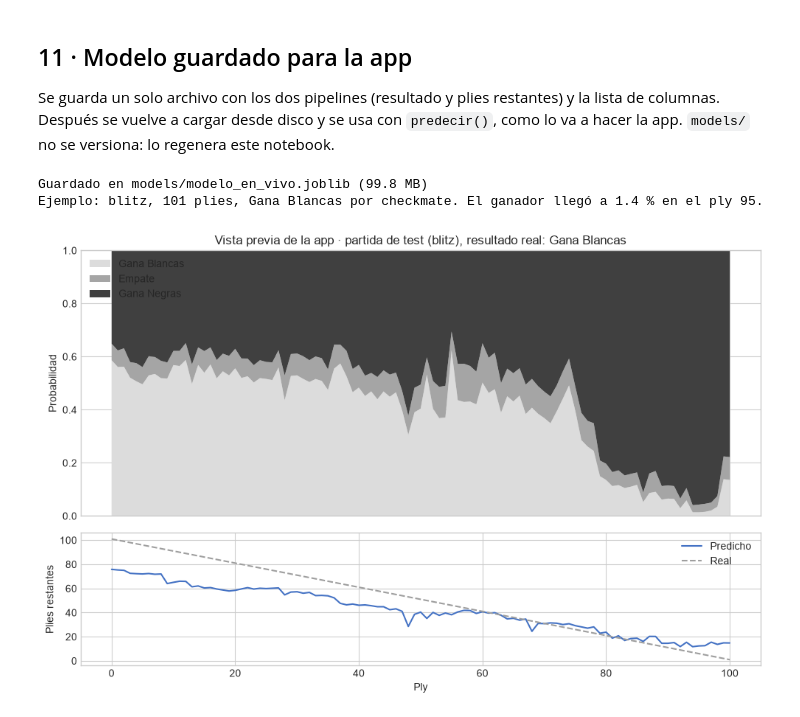
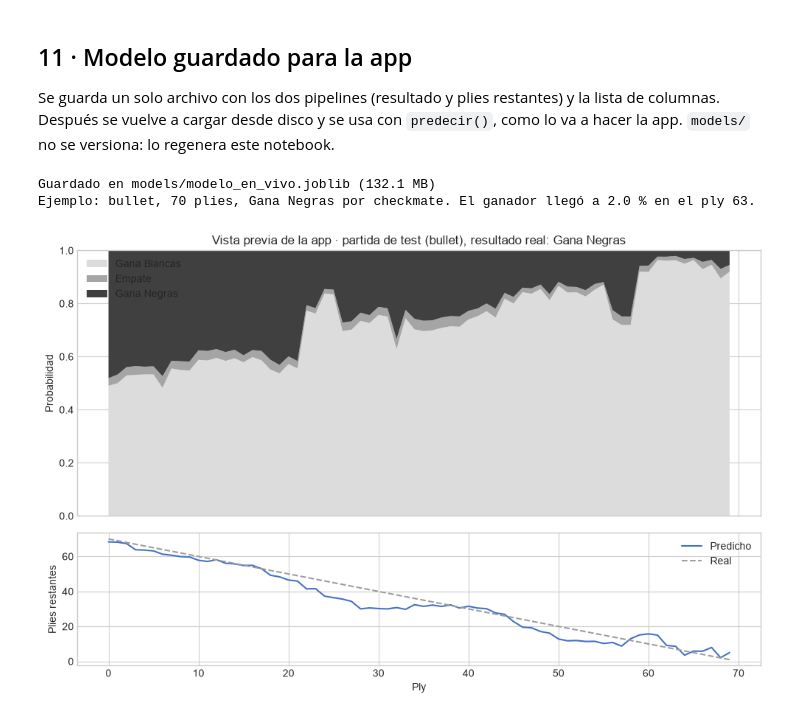
Before and after one commit to BautistaAlosMartorell/chess-outcome-prediction, a Jupyter notebook: notebooks/04_modelado.ipynb, the cells around one changed output. Drawn from its saved outputs; the diff is of its cells as text; code cells hidden in the pictures.

```diff
--- a/notebooks/04_modelado.ipynb
+++ b/notebooks/04_modelado.ipynb
@@ -570,13 +599,14 @@ def improves(name):
 
 
 FINAL_COLUMNS = list(BASE_COLUMNS)
-for group, name in [(FORM, "+ forma reciente"), (MATCHUP, "+ matchup de apertura")]:
+ADDED = [(columns, f"+ {name}") for name, columns in POSITION_GROUPS.items()] + [(FORM, "+ forma reciente"), (STYLE, "+ estilo con el reloj"), (MATCHUP, "+ matchup de apertura")]
+for group, name in ADDED:
     if improves(name):
         FINAL_COLUMNS += group
 for group, name in [(["elo_blancas_previo", "elo_negras_previo"], "Sin rating previo"), (CLOCKS, "Sin relojes")]:
     if improves(name):  # removing the group helps, so it goes
         FINAL_COLUMNS = [c for c in FINAL_COLUMNS if c not in group]
 assert not set(LEAKY) & set(FINAL_COLUMNS)
-kept = [label for group, label in [(FORM, "forma reciente"), (MATCHUP, "matchup de apertura")] if set(group) <= set(FINAL_COLUMNS)]
+kept = [name.removeprefix("+ ") for group, name in ADDED if set(group) <= set(FINAL_COLUMNS)]
 print(f"Columnas del modelo final: {len(FINAL_COLUMNS)}. Grupos agregados a la base: {', '.join(kept) or 'ninguno'}")
 # %% [output]
@@ -598,6 +631,6 @@ El modelo elegido, con los hiperparámetros y las columnas que salieron de la va
 # %%
-X_train, y_train = model_frame(train, FINAL_COLUMNS), train["resultado"].astype(str).to_numpy()
-X_test, y_test = model_frame(test, FINAL_COLUMNS), test["resultado"].astype(str).to_numpy()
+X_train, y_train = model_input_frame(train, FINAL_COLUMNS), train["resultado"].astype(str).to_numpy()
+X_test, y_test = model_input_frame(test, FINAL_COLUMNS), test["resultado"].astype(str).to_numpy()
 started = time.perf_counter()
 final_model = make_classifier(CHOSEN_FAMILY, FINAL_COLUMNS).set_params(**BEST_PARAMS).fit(X_train, y_train)
 floor_model = make_classifier("piso", FINAL_COLUMNS).fit(X_train, y_train)
@@ -845,7 +880,7 @@ for path in raw_paths.values():
 assert len(pgns) == len(wanted), "Falta el PGN crudo de alguna partida"
 
 in_memory = {"resultado": final_model, "columnas": FINAL_COLUMNS}
-context = games.set_index("GameUrl").loc[check_games, PRE_GAME + FORM]
+context = games.set_index("GameUrl").loc[check_games, ["TimeClass", "tiempo_base_seg", "incremento_seg", "EsTorneo", *HISTORY_INPUTS]]
 started = time.perf_counter()
 per_ply = pd.concat(
     [predecir(pgns[url], context.loc[url].to_dict(), in_memory).assign(GameUrl=url) for url in check_games],
@@ -859,6 +894,7 @@ print(f"{len(per_ply):,} predicciones (una por ply) de {len(check_games):,} part
 # Same features, same model: at the dataset cuts, predecir must reproduce the training-path probabilities.
 test_rows = test[["GameUrl", "corte_ply"]].reset_index(names="fila")
 on_cuts = per_ply.merge(test_rows, left_on=["GameUrl", "ply"], right_on=["GameUrl", "corte_ply"], how="inner", validate="one_to_one")
+assert len(on_cuts) == int(test["GameUrl"].isin(check_games).sum()), "Faltan cortes al verificar la app"
 for label in RESULT_ORDER:
     np.testing.assert_allclose(on_cuts[label].to_numpy(), proba_test[on_cuts["fila"].to_numpy(), classes.index(label)], atol=1e-9)
 print(f"predecir() reproduce las {len(on_cuts):,} predicciones del dataset en los plies de corte")
@@ -915,7 +948,7 @@ def make_regressor(family, columns):
                 ("imputar", SimpleImputer(strategy="median", add_indicator=True)), ("escalar", StandardScaler()),
             ]), numeric),
         ])
-        return Pipeline([("prep", prep), ("modelo", LinearRegression())])
+        return Pipeline([("historial", PlayerHistoryTransformer(columns)), ("prep", prep), ("modelo", LinearRegression())])
     if family == "boosting":
         prep = ColumnTransformer(
             [("categoricas", OrdinalEncoder(handle_unknown="use_encoded_value", unknown_value=-1), categorical),
@@ -925,13 +958,13 @@ def make_regressor(family, columns):
         model = HistGradientBoostingRegressor(
             loss="absolute_error", categorical_features=categorical, early_stopping=False, random_state=RANDOM_STATE
         )
-        return Pipeline([("prep", prep), ("modelo", model)])
+        return Pipeline([("historial", PlayerHistoryTransformer(columns)), ("prep", prep), ("modelo", model)])
     raise ValueError(f"Familia desconocida: {family}")
 
 
 DURATION_PARAMS = {k: v for k, v in BEST_PARAMS.items() if k != "modelo__class_weight"} if CHOSEN_FAMILY == "boosting" else {}
 REGRESSORS = {"Piso (mediana)": "mediana", "Regresión lineal": "lineal", "Gradient boosting": "boosting"}
-X_cv_final = model_frame(cv_data, FINAL_COLUMNS)
+X_cv_final = model_input_frame(cv_data, FINAL_COLUMNS)
 duration_cv = {}
 for name, family in REGRESSORS.items():
     regressor = make_regressor(family, FINAL_COLUMNS)
@@ -1025,9 +1060,14 @@ artifact = {
     "plies_restantes": final_regressor,
     "columnas": FINAL_COLUMNS,
     "familia": CHOSEN_NAME,
+    "historial_en_pipeline": True,
+    "partidas_dataset": len(games),
     "hiperparametros": BEST_PARAMS,
     "entrenado_hasta": split_time.isoformat(),
     "cortes_entrenamiento": CUTS,
+    # The ratings the model saw: the app warns when a game falls outside them.
+    "rango_rating": [float(observed_history.loc[games["GameUrl"].isin(train_games), ["elo_blancas_previo", "elo_negras_previo"]].min().min()),
+                     float(observed_history.loc[games["GameUrl"].isin(train_games), ["elo_blancas_previo", "elo_negras_previo"]].max().max())],
 }
 model_path = PROJECT_ROOT / MODEL_PATH
 model_path.parent.mkdir(exist_ok=True)
@@ -1035,33 +1075,33 @@ joblib.dump(artifact, model_path, compress=3)
 reloaded = cargar_modelo(model_path)
 print(f"Guardado en {MODEL_PATH} ({model_path.stat().st_size / 1e6:.1f} MB)")
 
 # Preview of what the app shows: the test game of the sample where the eventual winner fell lowest.
 winner_proba = per_ply.apply(lambda row: row[row["resultado"]], axis=1)
 decisive_long = per_ply[(per_ply["resultado"] != "Empate") & (per_ply["cantidad_jugadas"] >= 60)]
 low_point = winner_proba.loc[decisive_long.index].groupby(decisive_long["GameUrl"]).min()
 example_url = low_point.sort_values(kind="stable").index[0]
 example = predecir(pgns[example_url], context.loc[example_url].to_dict(), reloaded)
 np.testing.assert_allclose(
     example[RESULT_ORDER].to_numpy(), per_ply.loc[per_ply["GameUrl"] == example_url, RESULT_ORDER].to_numpy(), atol=1e-9
 )
 outcome = games.set_index("GameUrl").loc[example_url]
 lowest = example.loc[example[outcome["resultado"]].idxmin()]
 print(f"Ejemplo: {outcome['TimeClass']}, {outcome['cantidad_jugadas']} plies, {outcome['resultado']} por {outcome['Termination']}. "
       f"El ganador llegó a {lowest[outcome['resultado']] * 100:.1f} % en el ply {int(lowest['ply'])}.")
 
 fig, axes = plt.subplots(2, 1, figsize=(10, 6.5), sharex=True, height_ratios=[2, 1])
 axes[0].stackplot(example["ply"], example["Gana Blancas"], example["Empate"], example["Gana Negras"],
                   labels=RESULT_ORDER, colors=["#dcdcdc", "#a5a5a5", "#404040"])
 axes[0].set(ylabel="Probabilidad", ylim=(0, 1),
             title=f"Vista previa de la app · partida de test ({outcome['TimeClass']}), resultado real: {outcome['resultado']}")
 axes[0].legend(loc="upper left")
 axes[1].plot(example["ply"], example["plies_restantes"], color="#4472c4", label="Predicho")
 axes[1].plot(example["ply"], outcome["cantidad_jugadas"] - example["ply"], color="#9e9e9e", linestyle="--", label="Real")
 axes[1].set(xlabel="Ply", ylabel="Plies restantes")
 axes[1].legend()
 plt.tight_layout()
 plt.show()
 # %% [output]
-Guardado en models/modelo_en_vivo.joblib (99.8 MB)
-Ejemplo: blitz, 101 plies, Gana Blancas por checkmate. El ganador llegó a 1.4 % en el ply 95.
+Guardado en models/modelo_en_vivo.joblib (132.1 MB)
+Ejemplo: bullet, 70 plies, Gana Negras por checkmate. El ganador llegó a 2.0 % en el ply 63.
-[figure, old version]
+[figure, new version]
```
Also changed, not shown: parts of 57 cells of this notebook.
